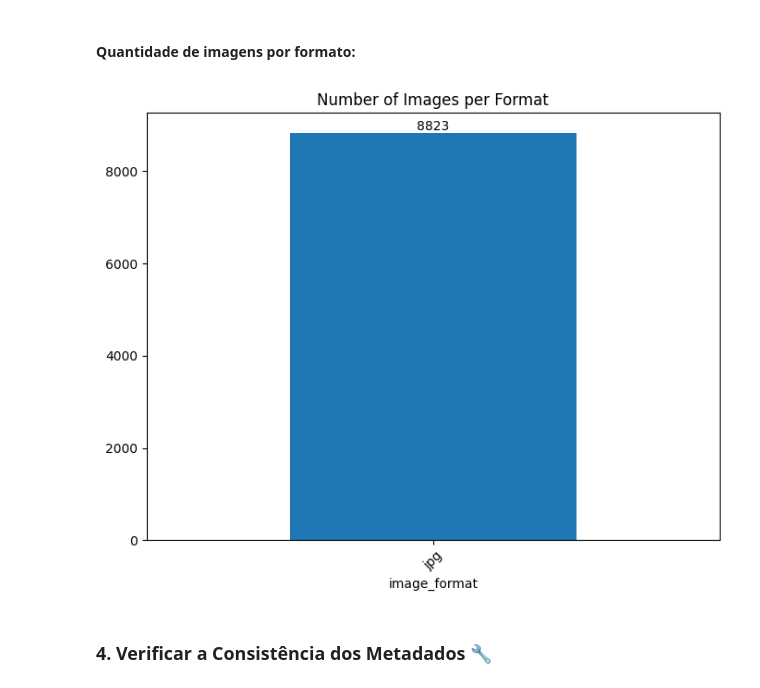
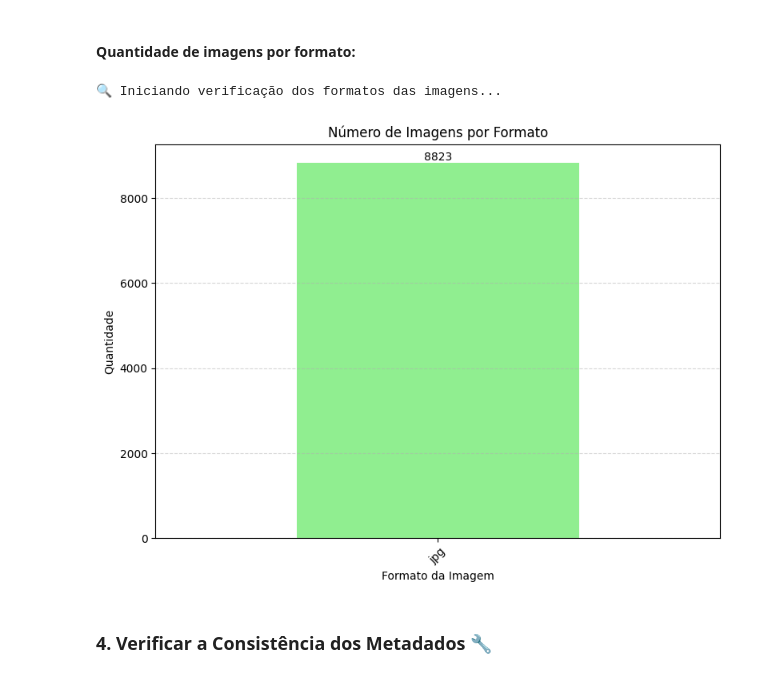
Before and after one commit to WaRP-Waste-Recycling-Plant/warp-waste-classification, a Jupyter notebook: notebooks/WaRP_Dataset_Analysis.ipynb, the cells around one changed output. Drawn from its saved outputs; the diff is of its cells as text; code cells hidden in the pictures.

```diff
--- a/notebooks/WaRP_Dataset_Analysis.ipynb
+++ b/notebooks/WaRP_Dataset_Analysis.ipynb
@@ -361,51 +371,60 @@ Todas as imagens na pasta estão devidamente listadas no metadado.
 # Verificação se todas as imagens estão no mesmo formato, ex: JPEG, PNG, etc:
 
 import matplotlib.pyplot as plt
+from tqdm import tqdm
+import time
 
 try:
-    # Verificar se o DataFrame existe e não está vazio
+    print("🔍 Iniciando verificação dos formatos das imagens...\n")
+
+    # Verificações
     if 'df' not in globals():
         raise NameError("O DataFrame 'df' não foi definido.")
     if df.empty:
-        raise ValueError("O DataFrame 'df' está vazio. Verifique se os dados foram carregados corretamente.")
-
-    # Verificar se a coluna 'image_format' existe
+        raise ValueError("O DataFrame 'df' está vazio.")
     if 'image_format' not in df.columns:
         raise KeyError("A coluna 'image_format' não existe no DataFrame.")
 
-    # Plotar gráfico
-    ax = df['image_format'].value_counts().plot(
+    # Simula processo de verificação com barra de progresso
+    for _ in tqdm(range(1), desc="Analisando formatos"):
+        time.sleep(0.3)  # apenas para garantir visualização do tqdm
+
+    # Agora exibe o gráfico
+    formatos = df['image_format'].value_counts()
+    ax = formatos.plot(
         kind='bar',
-        title='Number of Images per Format',
-        figsize=(8, 6)
+        title='Número de Imagens por Formato',
+        figsize=(8, 6),
+        color='lightgreen'
     )
 
+    ax.set_xlabel("Formato da Imagem")
+    ax.set_ylabel("Quantidade")
     plt.xticks(rotation=45)
 
-    # Adicionar valores em cima das barras
     for p in ax.patches:
         ax.annotate(
             str(int(p.get_height())),
             (p.get_x() + p.get_width() / 2, p.get_height()),
             ha='center',
             va='bottom',
             fontsize=10
         )
 
+    plt.tight_layout()
+    plt.grid(axis='y', linestyle='--', alpha=0.5)
     plt.show()
 
 except NameError as ne:
-    print(ne)
-
+    print(f"{ne}")
 except ValueError as ve:
-    print(ve)
-
+    print(f"{ve}")
 except KeyError as ke:
-    print(ke)
-
+    print(f"{ke}")
 except Exception as e:
     print(f"Ocorreu um erro inesperado: {e}")
 # %% [output]
+🔍 Iniciando verificação dos formatos das imagens...
-[figure, old version]
+[figure, new version]
 # %% [markdown]
 ### 4. Verificar a Consistência dos Metadados 🔧
```
Also changed, not shown: parts of 39 cells of this notebook.
